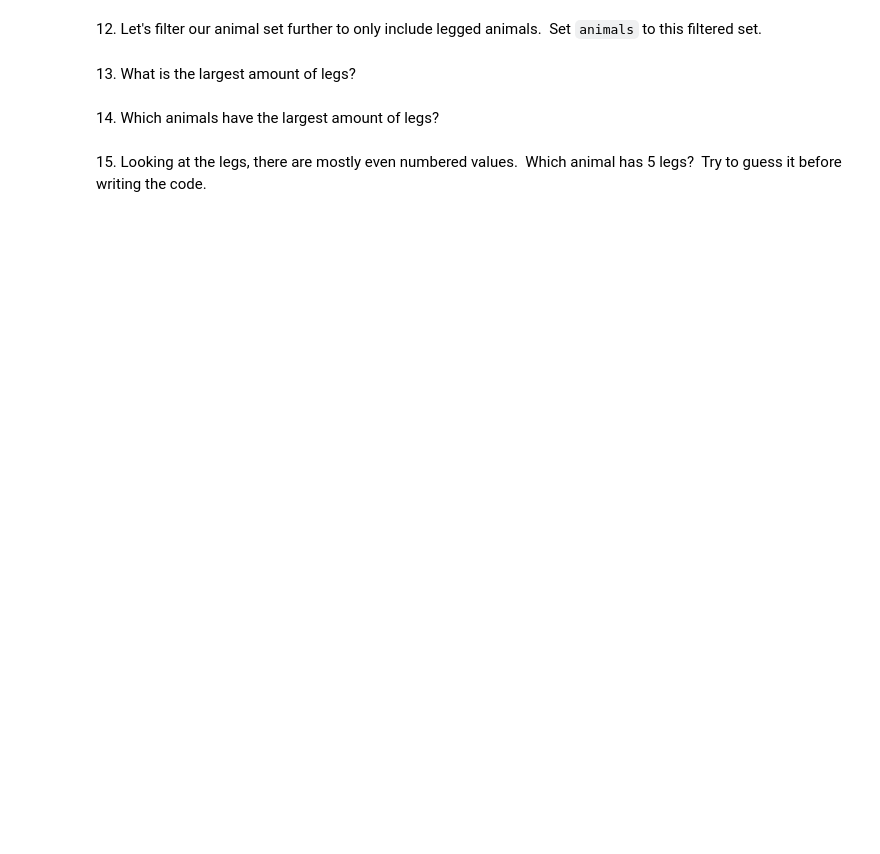
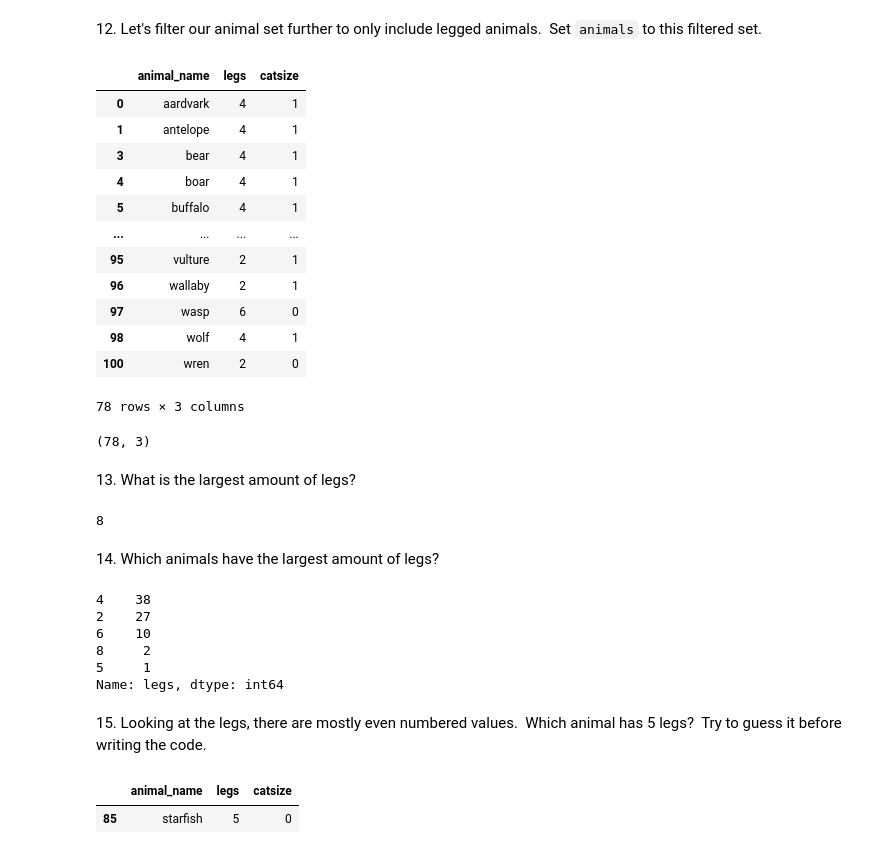
Before and after one commit to ahadh762/Zoo-With-Pandas-Exercise, a Jupyter notebook: intro-to-pandas-starter.ipynb, the cells around one changed output. Drawn from its saved outputs; the diff is of its cells as text; code cells hidden in the pictures; blank space fills up the shorter version.

```diff
--- a/intro-to-pandas-starter.ipynb
+++ b/intro-to-pandas-starter.ipynb
@@ -31,8 +154,47 @@ Put the [zoo.csv](zoo.csv) file in the same folder as this notebook. Then answer
 # %% [markdown]
 12\. Let's filter our animal set further to only include legged animals.  Set `animals` to this filtered set.
+# %%
+animals = animals[(animals.legs > 0)]
+animals[(animals.legs > 0)]
+# %% [output]
+|  | animal_name | legs | catsize |
+| 0 | aardvark | 4 | 1 |
+| 1 | antelope | 4 | 1 |
+| 3 | bear | 4 | 1 |
+| 4 | boar | 4 | 1 |
+| 5 | buffalo | 4 | 1 |
+| ... | ... | ... | ... |
+| 95 | vulture | 2 | 1 |
+| 96 | wallaby | 2 | 1 |
+| 97 | wasp | 6 | 0 |
+| 98 | wolf | 4 | 1 |
+| 100 | wren | 2 | 0 |
+78 rows × 3 columns
+# %%
+animals.shape
+# %% [output]
+(78, 3)
 # %% [markdown]
 13\. What is the largest amount of legs?
+# %%
+animals.legs.max()
+# %% [output]
+8
 # %% [markdown]
 14\. Which animals have the largest amount of legs?
+# %%
+animals.legs.value_counts().head()
+# %% [output]
+4    38
+2    27
+6    10
+8     2
+5     1
+Name: legs, dtype: int64
 # %% [markdown]
 15\. Looking at the legs, there are mostly even numbered values.  Which animal has 5 legs?  Try to guess it before writing the code.
+# %%
+animals[animals.legs == 5]
+# %% [output]
+|  | animal_name | legs | catsize |
+| 85 | starfish | 5 | 0 |
```
Also changed, not shown: parts of 11 cells of this notebook.
